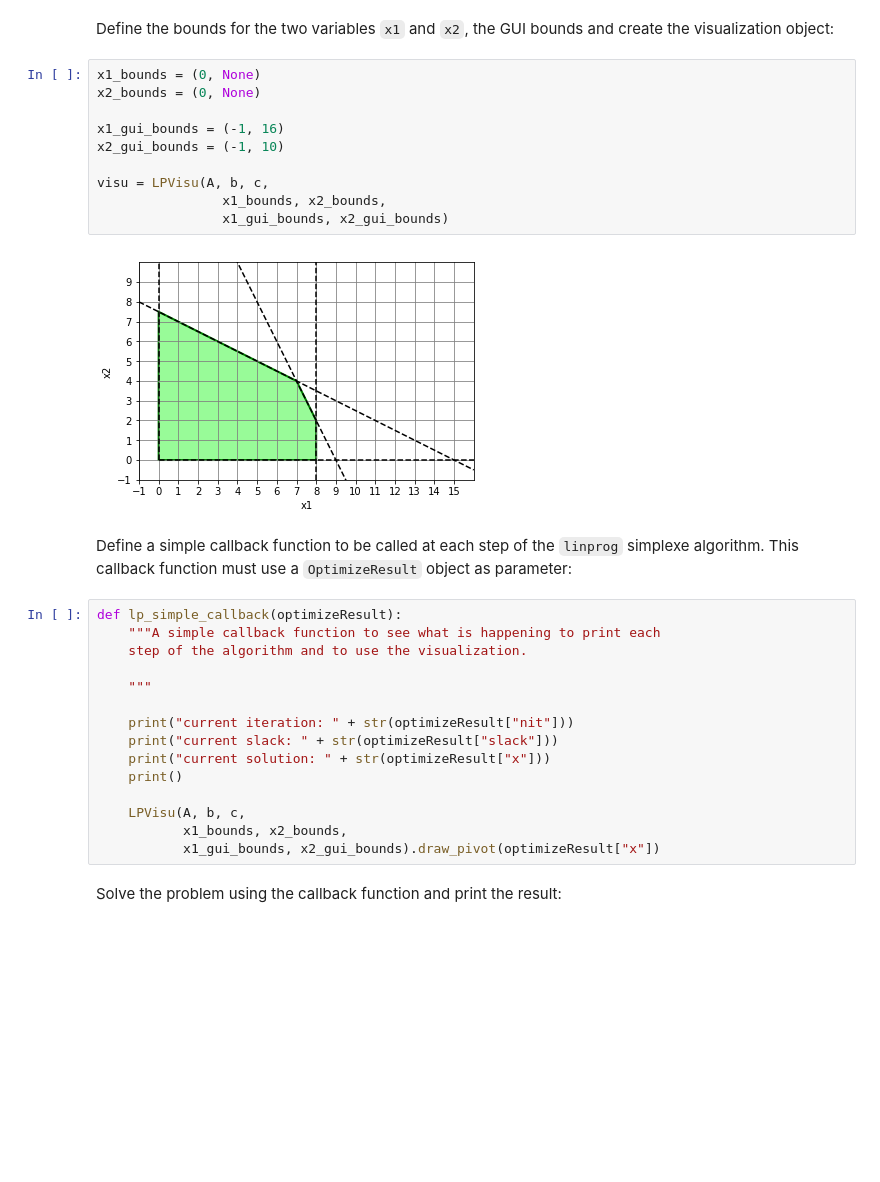
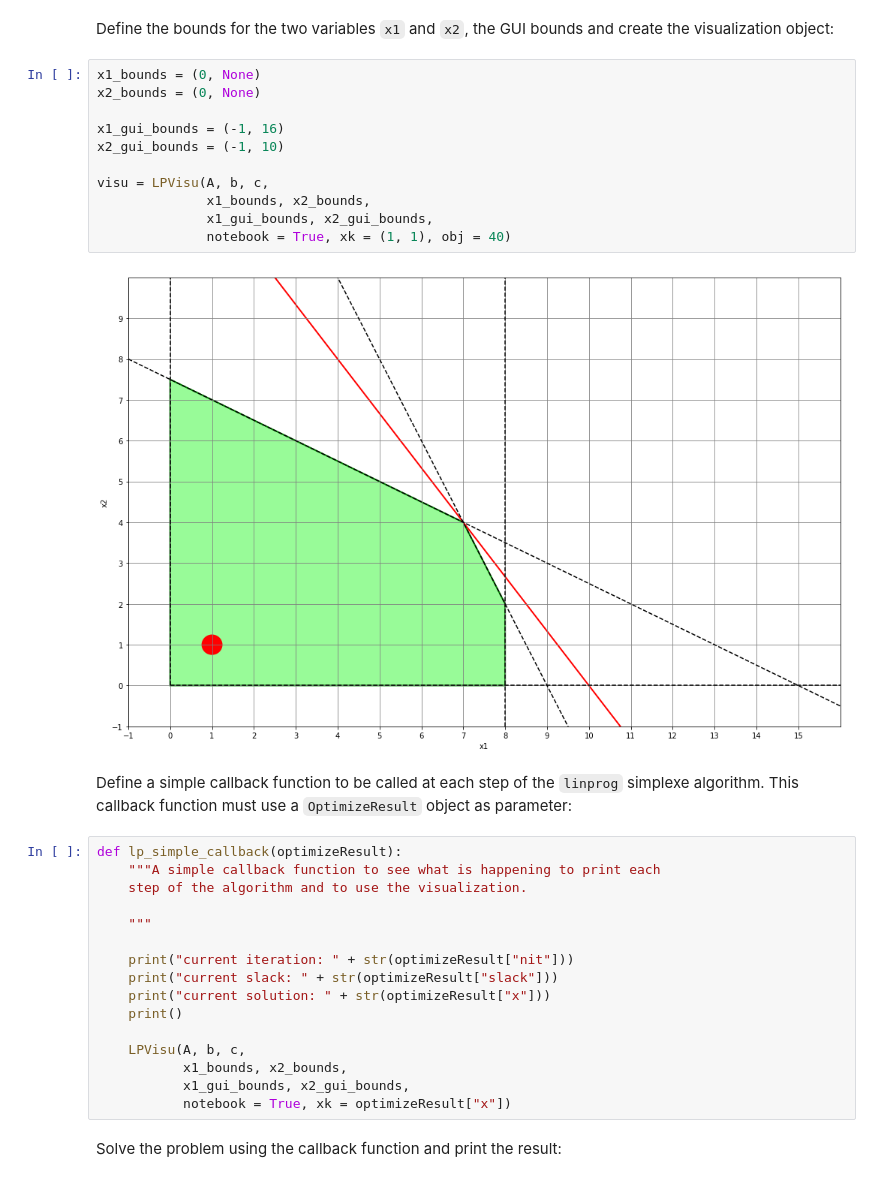
Before and after one commit to tofgarion/lp-visu, a Jupyter notebook: lp_visu/lp_visu_ex.ipynb, the cells around one changed output. Cells and saved outputs as stored; diff of their text form; blank space fills up the shorter version.

Commit message:
LPVisu class can be used instead of LPVisuNB in notebooks

```diff
--- a/lp_visu/lp_visu_ex.ipynb
+++ b/lp_visu/lp_visu_ex.ipynb
@@ -19,15 +18,16 @@ Define the bounds for the two variables `x1` and `x2`, the GUI bounds and create
 # %%
 x1_bounds = (0, None)
 x2_bounds = (0, None)
 
 x1_gui_bounds = (-1, 16)
 x2_gui_bounds = (-1, 10)
 
 visu = LPVisu(A, b, c,
-                x1_bounds, x2_bounds,
-                x1_gui_bounds, x2_gui_bounds)
+              x1_bounds, x2_bounds,
+              x1_gui_bounds, x2_gui_bounds,
+              notebook = True, xk = (1, 1), obj = 40)
 # %% [output]
-[figure, old version]
+[figure, new version]
 # %% [markdown]
 Define a simple callback function to be called at each step of the `linprog` simplexe algorithm. This callback function must use a `OptimizeResult` object as parameter:
 # %%
@@ -44,7 +44,8 @@ def lp_simple_callback(optimizeResult):
 
     LPVisu(A, b, c,
            x1_bounds, x2_bounds,
-           x1_gui_bounds, x2_gui_bounds).draw_pivot(optimizeResult["x"])
+           x1_gui_bounds, x2_gui_bounds,
+           notebook = True, xk = optimizeResult["x"])
 # %% [markdown]
 Solve the problem using the callback function and print the result:
 # %%
```
Also changed, not shown: parts of 2 cells of this notebook, 1 other file.
